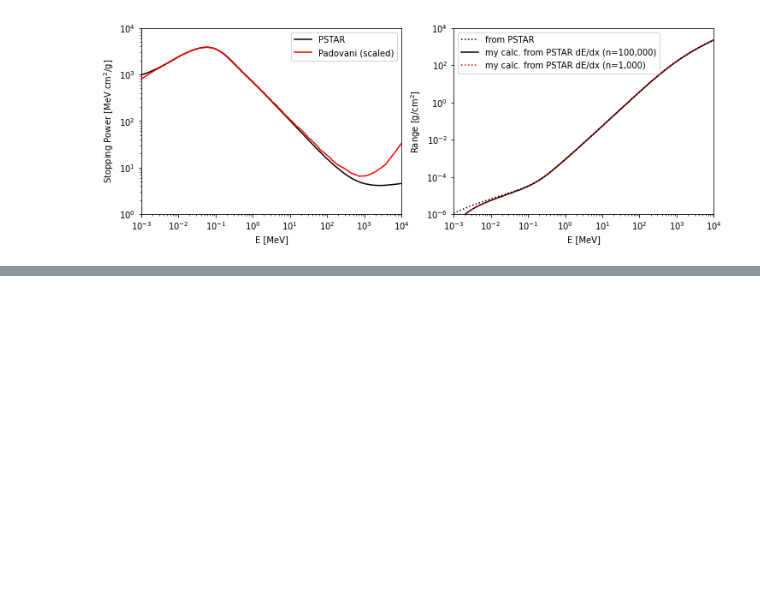
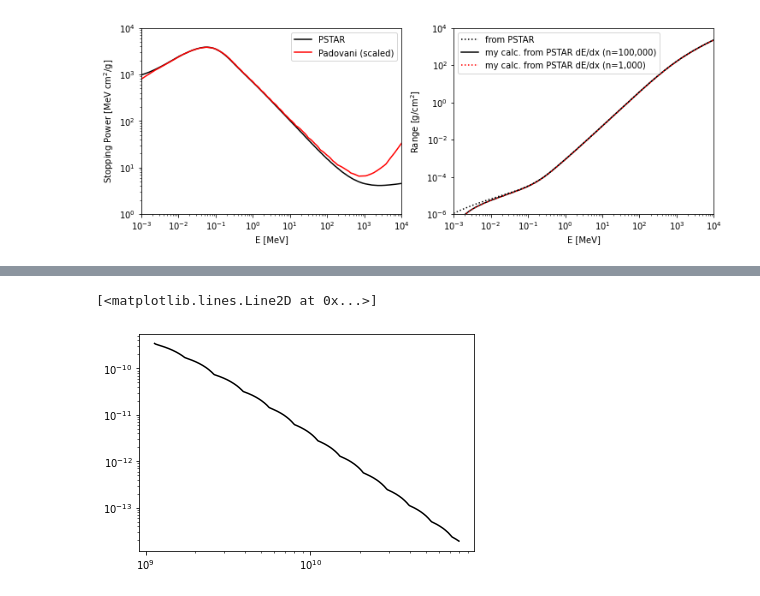
Before and after one commit to jbattat/reproduce_padovani, a Jupyter notebook: cr_spectrum.ipynb, the cells around one changed output, grey strips where cells are left out. Drawn from its saved outputs; the diff is of its cells as text; code cells hidden in the pictures; blank space fills up the shorter version.

```diff
--- a/cr_spectrum.ipynb
+++ b/cr_spectrum.ipynb
@@ -197,3 +252,27 @@ plt.savefig(fout.replace(".pdf",".png"))
+# %%
+# interpolate L(E) onto our E0 and E values
+fint_LE = scipy.interpolate.interp1d(pLoss.E, pLoss.L, kind='linear', assume_sorted=True) # FIXME: this is a repeat from above...
+LE_E0 = fint_LE(yE0s)
+LE_E  = fint_LE(xEs)
+
+# interpolate j(E0,0) onto our E0 values
+fint_w98 = scipy.interpolate.interp1d(w98.energy, w98.spectrum, kind='linear', assume_sorted=True)
+jjw98 = fint_w98(yE0s)
+
+nE = len(yE0s)
+jjDegraded = []
+for ii in range(nE):
+    Ei = xEs[ii]
+    E0i = yE0s[ii]
+    jjDegraded.append( fint_w98(E0i)*fint_LE(E0i)/fint_LE(Ei) )
+
+jjDegraded = np.array(jjDegraded)
+
+plt.loglog(yE0s, jjw98, 'k-')
+#plt.loglog(xEs, jjDegraded, 'k--')
+# %% [output]
+[<matplotlib.lines.Line2D at 0x...>]
+[figure, added]
 # %%
 # Fit a function E0 = (cE^b + N/N0)^(1/b)
 def E0vsE(x, N, c, b, N0):
```
Also changed, not shown: parts of 4 cells of this notebook.
